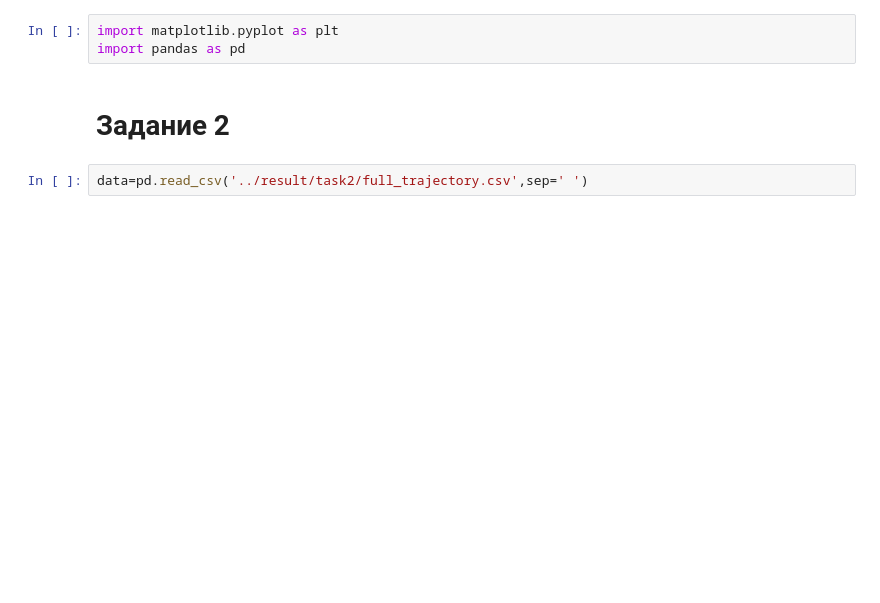
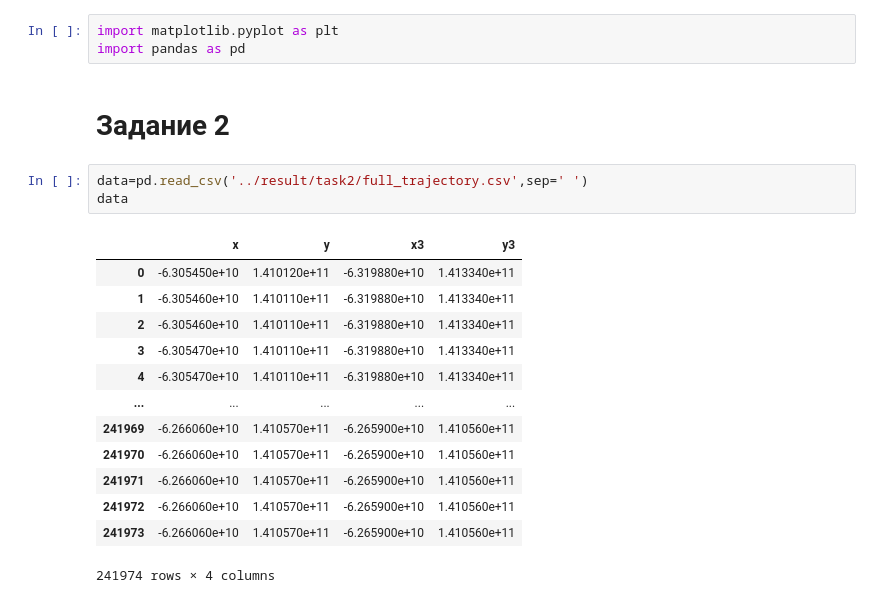
Before and after one commit to Mis-prog/matmod-7sem, a Jupyter notebook: labs/lab1/alia/report/task2.ipynb, the cells around one changed output. Drawn from its saved outputs; the diff is of its cells as text; blank space fills up the shorter version.

```diff
--- a/labs/lab1/alia/report/task2.ipynb
+++ b/labs/lab1/alia/report/task2.ipynb
@@ -5,5 +5,20 @@ import pandas as pd
 # Задание 2
 # %%
 data=pd.read_csv('../result/task2/full_trajectory.csv',sep=' ')
+data
+# %% [output]
+|  | x | y | x3 | y3 |
+| 0 | -6.305450e+10 | 1.410120e+11 | -6.319880e+10 | 1.413340e+11 |
+| 1 | -6.305460e+10 | 1.410110e+11 | -6.319880e+10 | 1.413340e+11 |
+| 2 | -6.305460e+10 | 1.410110e+11 | -6.319880e+10 | 1.413340e+11 |
+| 3 | -6.305470e+10 | 1.410110e+11 | -6.319880e+10 | 1.413340e+11 |
+| 4 | -6.305470e+10 | 1.410110e+11 | -6.319880e+10 | 1.413340e+11 |
+| ... | ... | ... | ... | ... |
+| 241969 | -6.266060e+10 | 1.410570e+11 | -6.265900e+10 | 1.410560e+11 |
+| 241970 | -6.266060e+10 | 1.410570e+11 | -6.265900e+10 | 1.410560e+11 |
+| 241971 | -6.266060e+10 | 1.410570e+11 | -6.265900e+10 | 1.410560e+11 |
+| 241972 | -6.266060e+10 | 1.410570e+11 | -6.265900e+10 | 1.410560e+11 |
+| 241973 | -6.266060e+10 | 1.410570e+11 | -6.265900e+10 | 1.410560e+11 |
+241974 rows × 4 columns
 # %%
 plt.scatter(-63051822463.82,141005424242.41,color='red',label='Земля')
```
Also changed, not shown: parts of 1 cell of this notebook, 2 other files.
